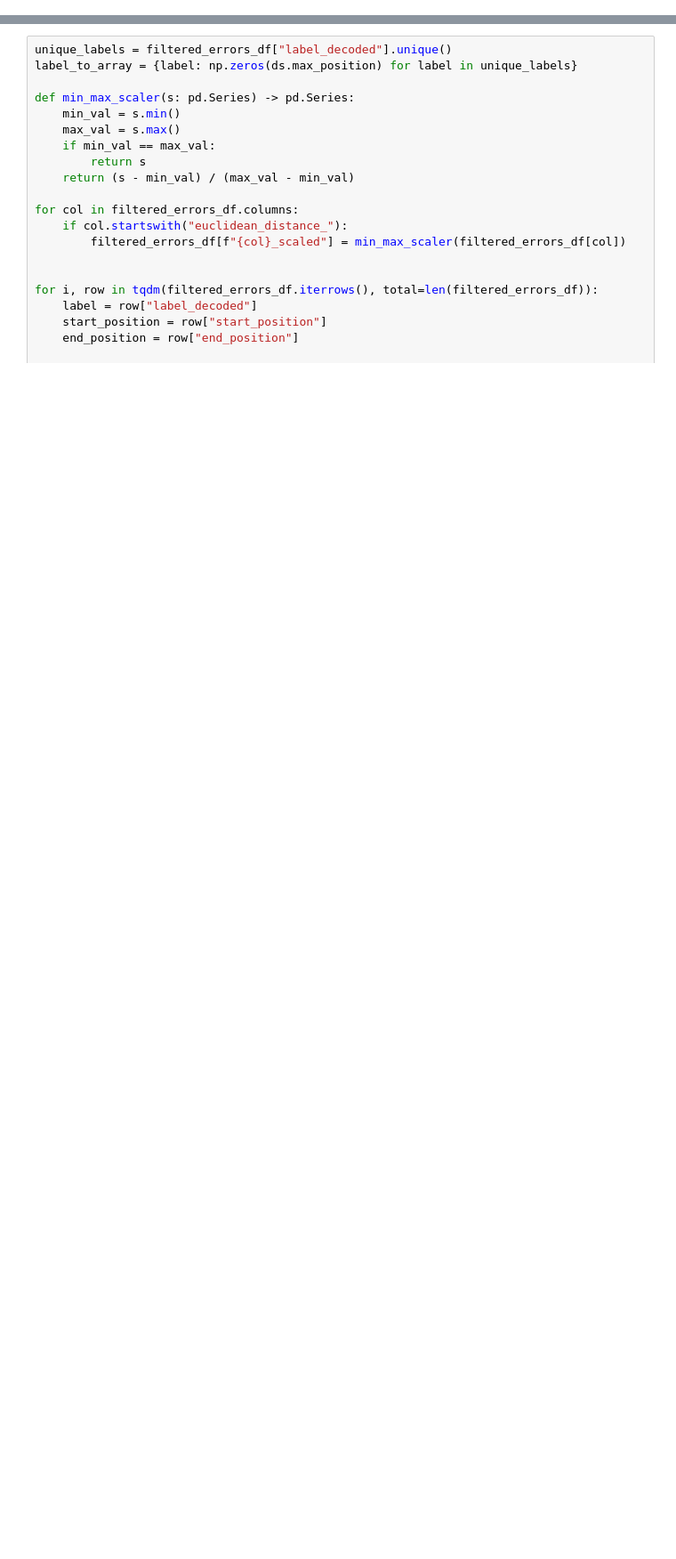
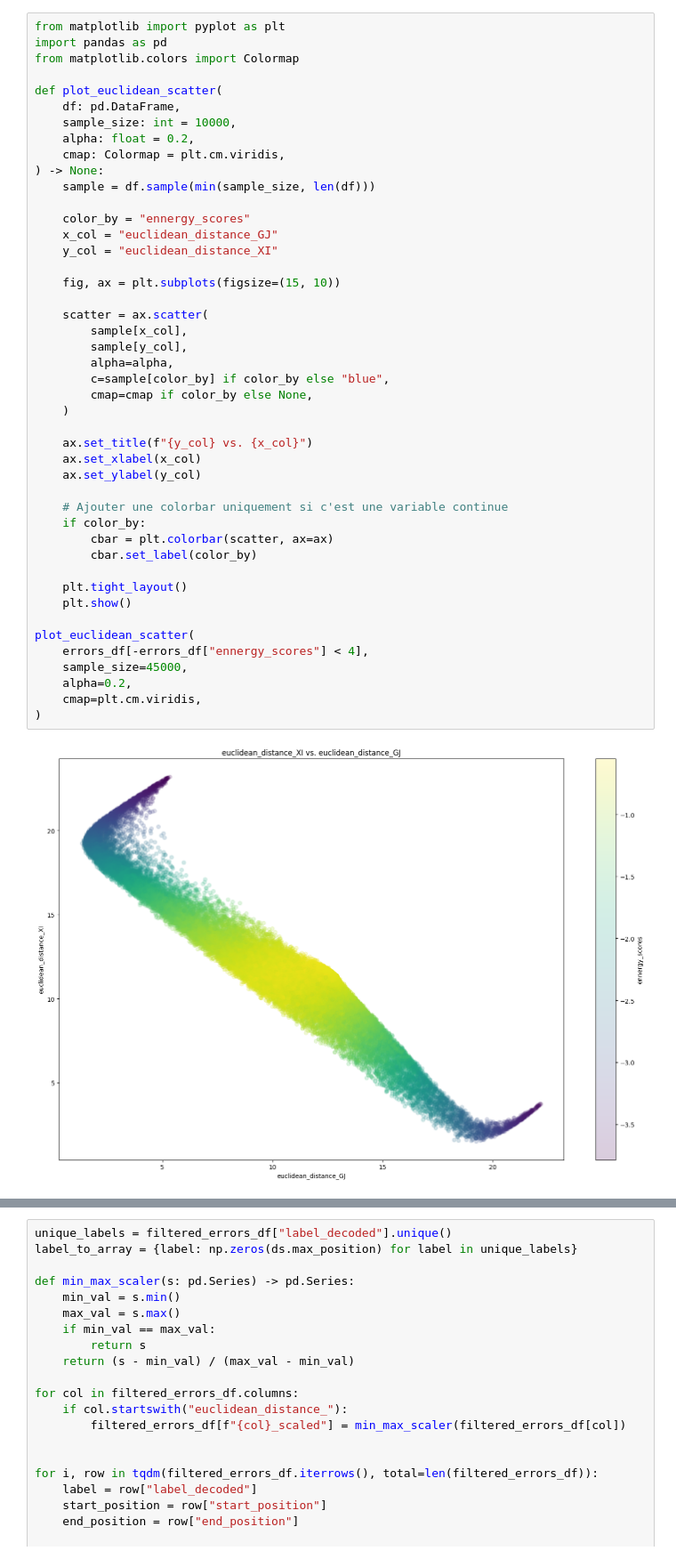
Before and after one commit to Soum-Soum/Dna-Transformer, a Jupyter notebook: test.ipynb, the cells around one changed output, grey strips where cells are left out. Shown at 89% size. Saved outputs shown, nothing was run; the diff lists cells and outputs as text; blank space fills up the shorter version.

```diff
--- a/test.ipynb
+++ b/test.ipynb
@@ -154,3 +144,50 @@ plot_euclidean_scatter(
+# %%
+from matplotlib import pyplot as plt
+import pandas as pd
+from matplotlib.colors import Colormap
+
+def plot_euclidean_scatter(
+    df: pd.DataFrame,
+    sample_size: int = 10000,
+    alpha: float = 0.2,
+    cmap: Colormap = plt.cm.viridis,
+) -> None:
+    sample = df.sample(min(sample_size, len(df)))
+
+    color_by = "ennergy_scores"
+    x_col = "euclidean_distance_GJ"
+    y_col = "euclidean_distance_XI"
+
+    fig, ax = plt.subplots(figsize=(15, 10))
+
+    scatter = ax.scatter(
+        sample[x_col],
+        sample[y_col],
+        alpha=alpha,
+        c=sample[color_by] if color_by else "blue",
+        cmap=cmap if color_by else None,
+    )
+
+    ax.set_title(f"{y_col} vs. {x_col}")
+    ax.set_xlabel(x_col)
+    ax.set_ylabel(y_col)
+
+    # Ajouter une colorbar uniquement si c'est une variable continue
+    if color_by:
+        cbar = plt.colorbar(scatter, ax=ax)
+        cbar.set_label(color_by)
+
+    plt.tight_layout()
+    plt.show()
+
+plot_euclidean_scatter(
+    errors_df[-errors_df["ennergy_scores"] < 4],
+    sample_size=45000,
+    alpha=0.2,
+    cmap=plt.cm.viridis,
+)
+# %% [output]
+[figure, added]
 # %%
 
 def filter_errors(errors_df: pd.DataFrame, label_centroid_min_dist: float, other_centroid_max_dist: float) -> pd.DataFrame:
```
Also changed, not shown: parts of 10 cells of this notebook, 1 other file.
